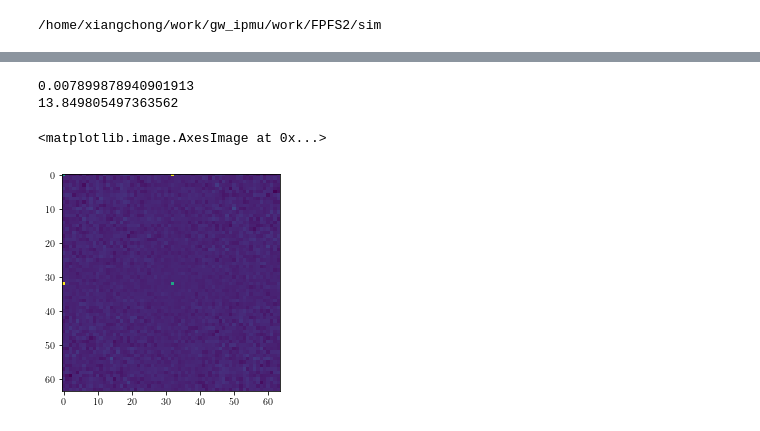
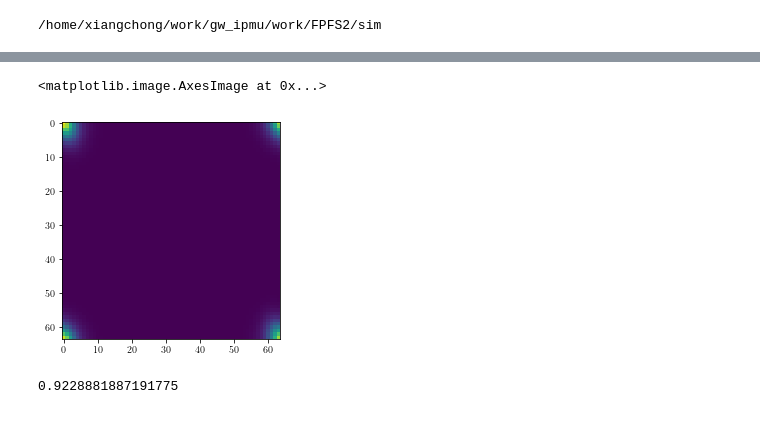
Before and after one commit to mr-superonion/FPFS, a Jupyter notebook: notebook/high_order_shapelets_estiamtor/2_3_noise_gal_std_of_ps.ipynb, the cells around one changed output, grey strips where cells are left out. Cells and saved outputs as stored; diff of their text form; code cells hidden in the pictures.

```diff
--- a/notebook/high_order_shapelets_estiamtor/2_3_noise_gal_std_of_ps.ipynb
+++ b/notebook/high_order_shapelets_estiamtor/2_3_noise_gal_std_of_ps.ipynb
@@ -46,23 +120,22 @@ corNoise    =   galsim.getCOSMOSNoise(file_name=corFname,rng=ud,cosmos_scale=sca
+# %%
+gal_array=gal_image.array
+galPMea=np.abs(np.fft.fft2(gal_array))**2.
+plt.imshow(galPMea)
+# %% [output]
+<matplotlib.image.AxesImage at 0x...>
+[figure, added]
 # %%
 # Estimate Power spectrum
-noi2Mea=np.zeros((ngrid,ngrid))
 noiPMea=np.zeros((ngrid,ngrid))
 num=0
-for i in range(4000):
+for i in range(8000):
     noi_image   =   galsim.ImageF(ngrid,ngrid,scale=scale)
     corNoise.applyTo(noi_image)
     noi_array=noi_image.array
     noiPMea+=np.abs(np.fft.fft2(noi_array))**2.
-    noi2Mea+=(np.fft.fft2(noi_array)**2.).real
     num+=1
 # make sure the <n(k)n(k)>=0
-noi2Mea=noi2Mea/num
 noiPMea=noiPMea/num
-print(np.average(noi2Mea))
 print(np.average(noiPMea))
-plt.imshow(noi2Mea)
 # %% [output]
-0.007899878940901913
-13.849805497363562
+0.9228881887191775
-<matplotlib.image.AxesImage at 0x...>
-[figure, removed]
```
Also changed, not shown: parts of 14 cells of this notebook, 6 other files.
